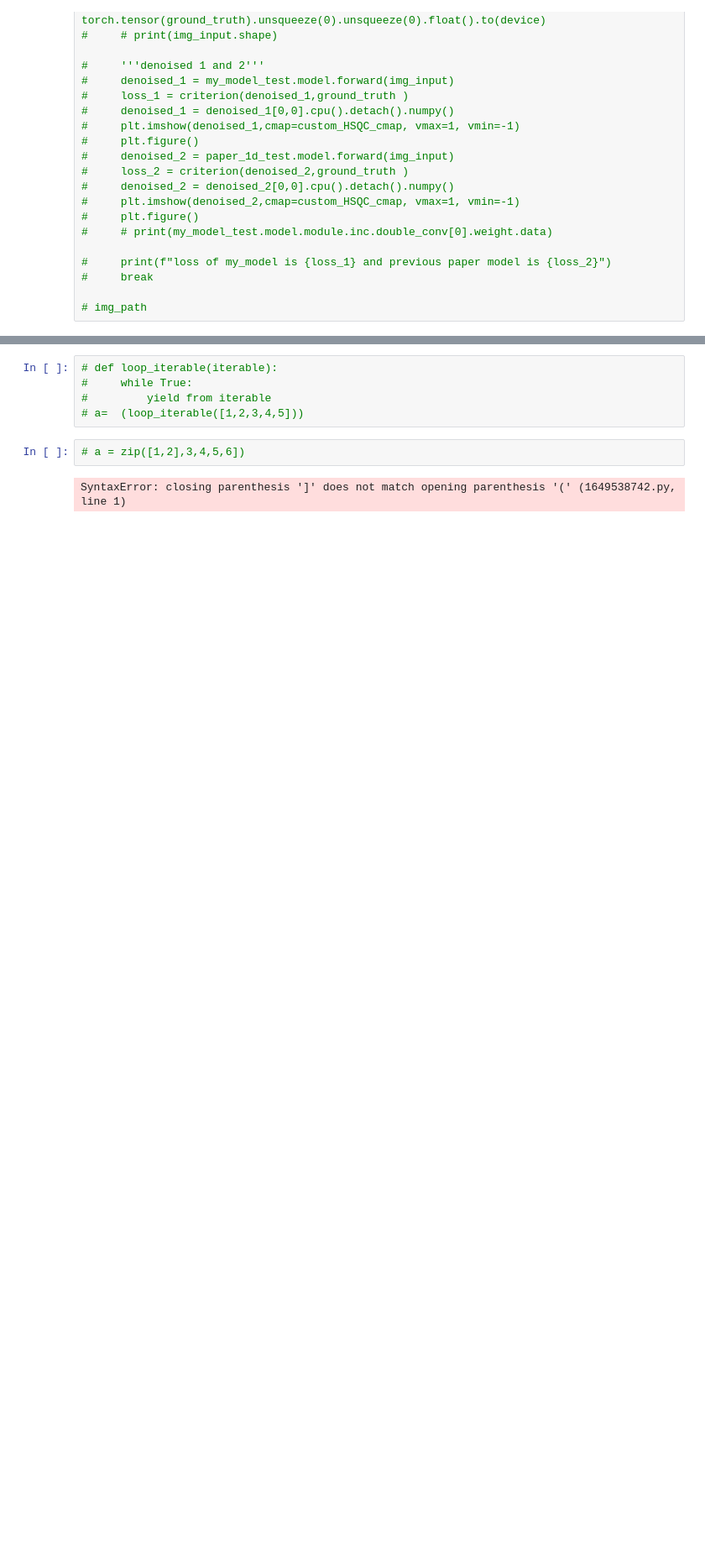
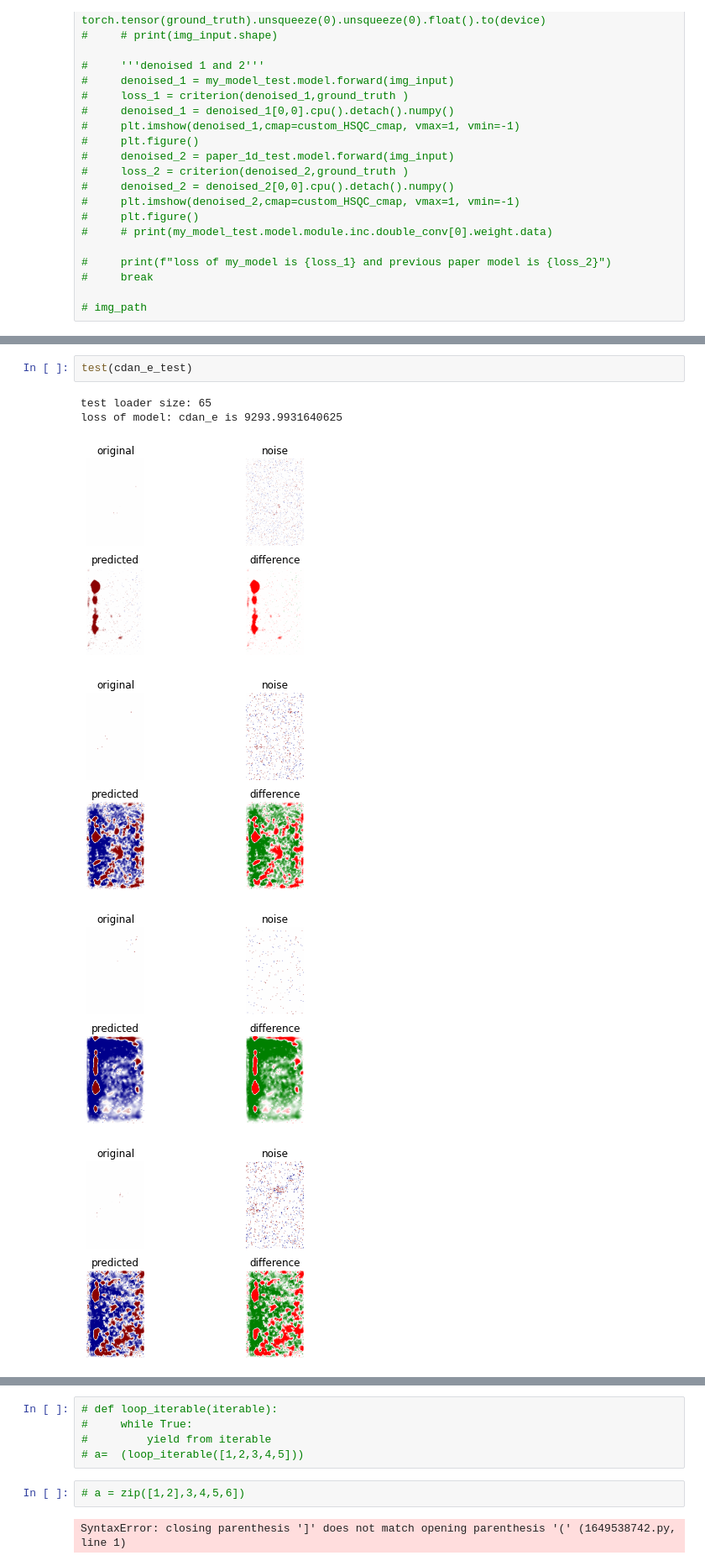
Before and after one commit to xwd0418/autoencoder_denoiser, a Jupyter notebook: testing_real_imgs.ipynb, the cells around one changed output, grey strips where cells are left out. Shown at 84% size. Saved outputs shown, nothing was run; the diff lists cells and outputs as text; blank space fills up the shorter version.

```diff
--- a/testing_real_imgs.ipynb
+++ b/testing_real_imgs.ipynb
@@ -321,0 +283,9 @@ tensor(0.4126, device='cuda:0')
+# %%
+test(cdan_e_test)
+# %% [output]
+test loader size: 65
+loss of model: cdan_e is 9293.9931640625
+[figure, added]
+[figure, added]
+[figure, added]
+[figure, added]
```
Also changed, not shown: parts of 15 cells of this notebook, 20 other files.
